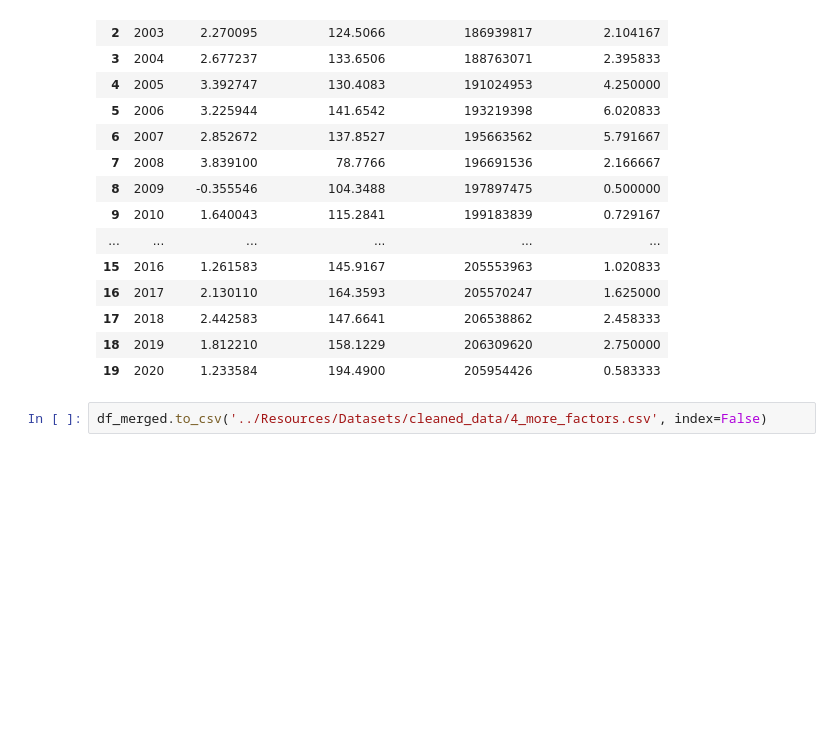
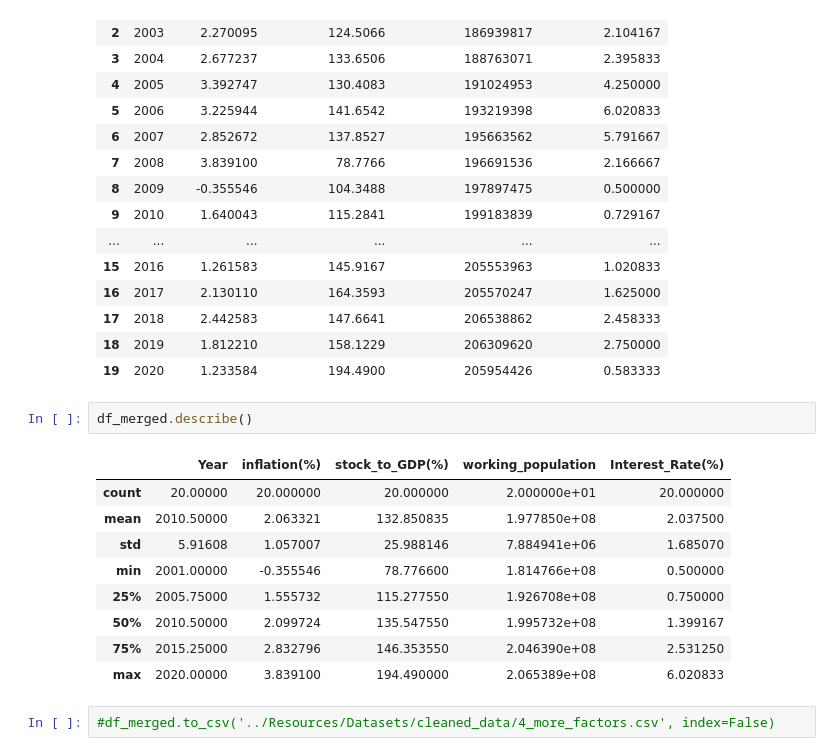
Before and after one commit to FIRE-Phoebe/Gas_Price_analysis, a Jupyter notebook: ETL/ETL_more_factors_data.ipynb, the cells around one changed output. Saved outputs shown, nothing was run; the diff lists cells and outputs as text; blank space fills up the shorter version.

```diff
--- a/ETL/ETL_more_factors_data.ipynb
+++ b/ETL/ETL_more_factors_data.ipynb
@@ -856,5 +868,17 @@ df_merged
 | 17 | 2018 | 2.442583 | 147.6641 | 206538862 | 2.458333 |
 | 18 | 2019 | 1.812210 | 158.1229 | 206309620 | 2.750000 |
 | 19 | 2020 | 1.233584 | 194.4900 | 205954426 | 0.583333 |
+# %%
+df_merged.describe()
+# %% [output]
+|  | Year | inflation(%) | stock_to_GDP(%) | working_population | Interest_Rate(%) |
+| count | 20.00000 | 20.000000 | 20.000000 | 2.000000e+01 | 20.000000 |
+| mean | 2010.50000 | 2.063321 | 132.850835 | 1.977850e+08 | 2.037500 |
+| std | 5.91608 | 1.057007 | 25.988146 | 7.884941e+06 | 1.685070 |
+| min | 2001.00000 | -0.355546 | 78.776600 | 1.814766e+08 | 0.500000 |
+| 25% | 2005.75000 | 1.555732 | 115.277550 | 1.926708e+08 | 0.750000 |
+| 50% | 2010.50000 | 2.099724 | 135.547550 | 1.995732e+08 | 1.399167 |
+| 75% | 2015.25000 | 2.832796 | 146.353550 | 2.046390e+08 | 2.531250 |
+| max | 2020.00000 | 3.839100 | 194.490000 | 2.065389e+08 | 6.020833 |
 # %%
-df_merged.to_csv('../Resources/Datasets/cleaned_data/4_more_factors.csv', index=False)
+#df_merged.to_csv('../Resources/Datasets/cleaned_data/4_more_factors.csv', index=False)
```
Also changed, not shown: parts of 3 cells of this notebook, 12 other files.
